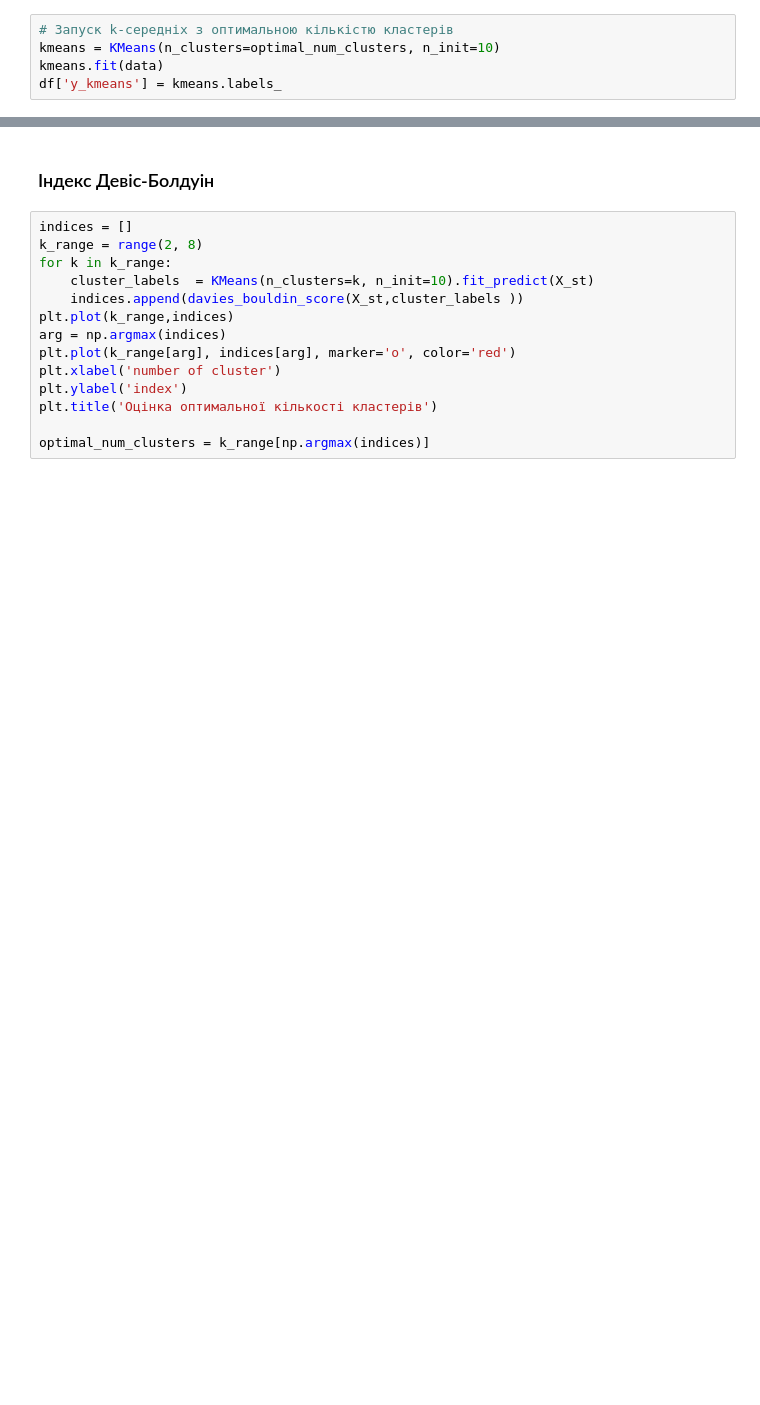
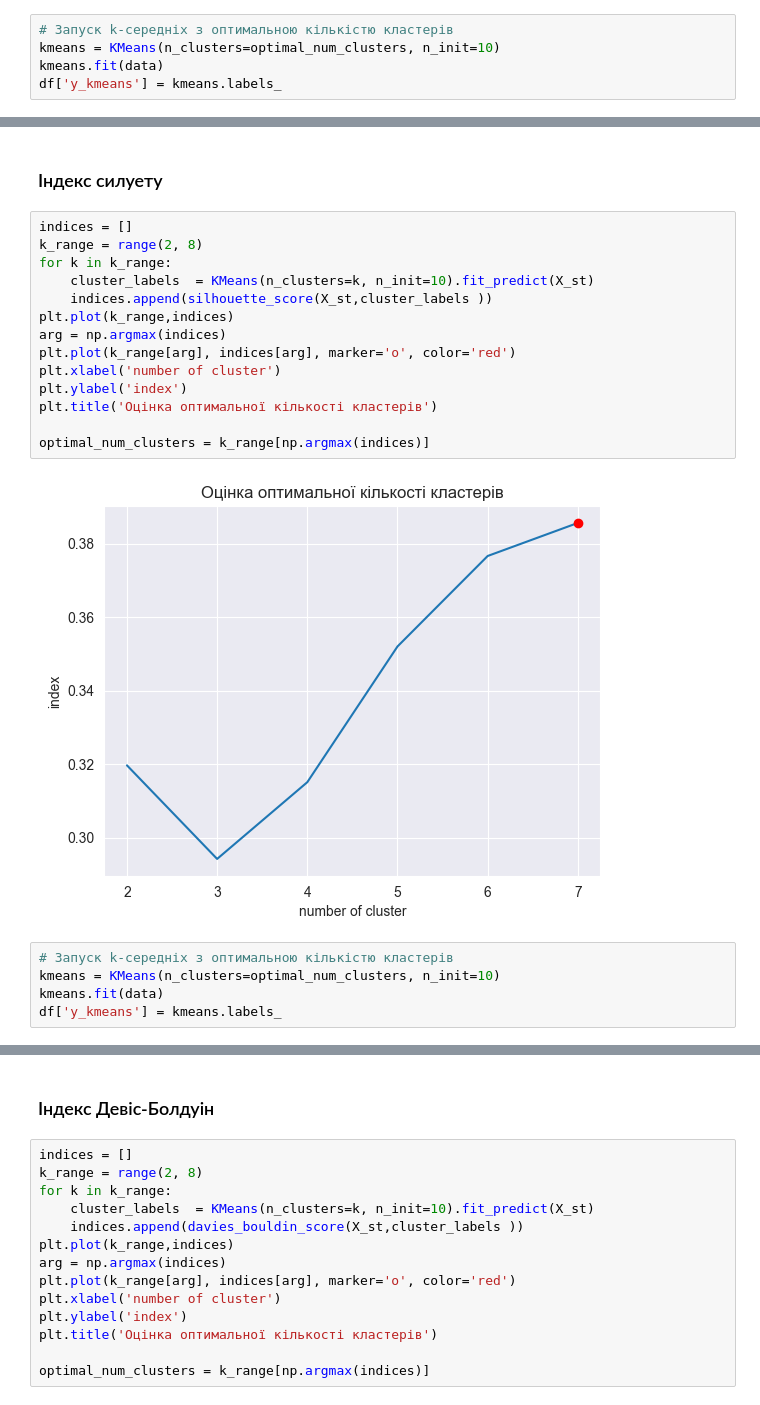
Before and after one commit to Ludens101/tssd_lab1, a Jupyter notebook: lab1.ipynb, the cells around one changed output, grey strips where cells are left out. Drawn from its saved outputs; the diff is of its cells as text; blank space fills up the shorter version.

```diff
--- a/lab1.ipynb
+++ b/lab1.ipynb
@@ -143,0 +143,23 @@ pd.plotting.parallel_coordinates(df, 'y_kmeans', cols=data.columns, color=colors
+# %% [markdown]
+### Індекс силуету
+# %%
+indices = []
+k_range = range(2, 8)
+for k in k_range:
+    cluster_labels  = KMeans(n_clusters=k, n_init=10).fit_predict(X_st)
+    indices.append(silhouette_score(X_st,cluster_labels ))
+plt.plot(k_range,indices)
+arg = np.argmax(indices)
+plt.plot(k_range[arg], indices[arg], marker='o', color='red')
+plt.xlabel('number of cluster')
+plt.ylabel('index')
+plt.title('Оцінка оптимальної кількості кластерів')
+
+optimal_num_clusters = k_range[np.argmax(indices)]
+# %% [output]
+[figure, added]
+# %%
+# Запуск k-середніх з оптимальною кількістю кластерів
+kmeans = KMeans(n_clusters=optimal_num_clusters, n_init=10)
+kmeans.fit(data)
+df['y_kmeans'] = kmeans.labels_
```
Also changed, not shown: parts of 10 cells of this notebook.
